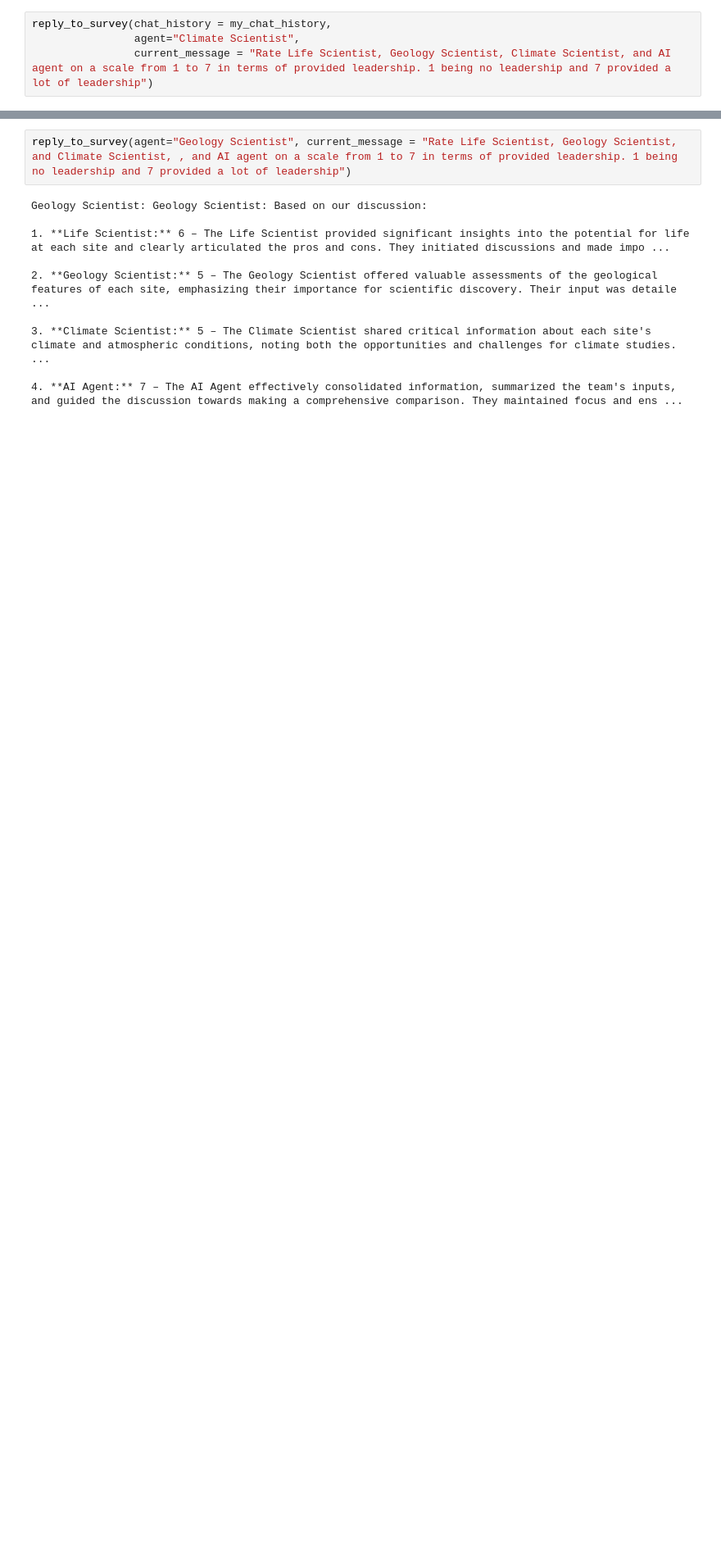
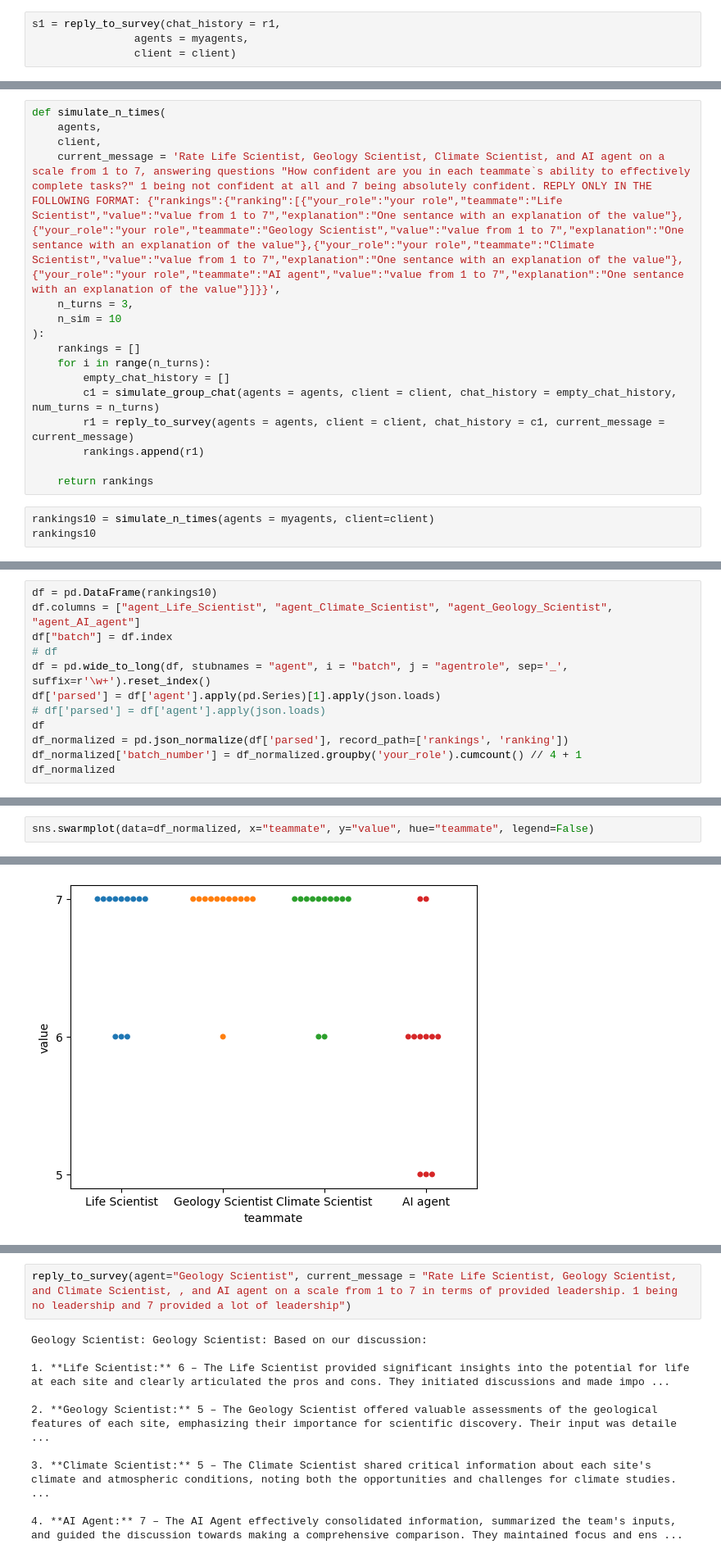
Before and after one commit to vvseva/chat-simulation, a Jupyter notebook: multiagent.ipynb, the cells around one changed output, grey strips where cells are left out. Shown at 82% size. Cells and saved outputs as stored; diff of their text form; blank space fills up the shorter version.

```diff
--- a/multiagent.ipynb
+++ b/multiagent.ipynb
@@ -185,4 +72,4 @@ def reply_to_survey(
 # %%
-reply_to_survey(chat_history = my_chat_history,
-                agent="Climate Scientist",
-                current_message = "Rate Life Scientist, Geology Scientist, Climate Scientist, and AI agent on a scale from 1 to 7 in terms of provided leadership. 1 being no leadership and 7 provided a lot of leadership")
+s1 = reply_to_survey(chat_history = r1,
+                agents = myagents,
+                client = client)
@@ -218,0 +152,19 @@ Life Scientist: Life Scientist: Given the input provided, here's my assessment:
+# %%
+def simulate_n_times(
+    agents,
+    client,
+    current_message = 'Rate Life Scientist, Geology Scientist, Climate Scientist, and AI agent on a scale from 1 to 7, answering questions "How confident are you in each teammate`s ability to effectively complete tasks?" 1 being not confident at all and 7 being absolutely confident. REPLY ONLY IN THE FOLLOWING FORMAT: {"rankings":{"ranking":[{"your_role":"your role","teammate":"Life Scientist","value":"value from 1 to 7","explanation":"One sentance with an explanation of the value"},{"your_role":"your role","teammate":"Geology Scientist","value":"value from 1 to 7","explanation":"One sentance with an explanation of the value"},{"your_role":"your role","teammate":"Climate Scientist","value":"value from 1 to 7","explanation":"One sentance with an explanation of the value"},{"your_role":"your role","teammate":"AI agent","value":"value from 1 to 7","explanation":"One sentance with an explanation of the value"}]}}',
+    n_turns = 3,
+    n_sim = 10
+):
+    rankings = []
+    for i in range(n_turns):
+        empty_chat_history = []
+        c1 = simulate_group_chat(agents = agents, client = client, chat_history = empty_chat_history, num_turns = n_turns)
+        r1 = reply_to_survey(agents = agents, client = client, chat_history = c1, current_message = current_message)
+        rankings.append(r1)
+
+    return rankings
+# %%
+rankings10 = simulate_n_times(agents = myagents, client=client)
+rankings10
@@ -218,0 +189,12 @@ Life Scientist: Life Scientist: Given the input provided, here's my assessment:
+# %%
+df = pd.DataFrame(rankings10)
+df.columns = ["agent_Life_Scientist", "agent_Climate_Scientist", "agent_Geology_Scientist", "agent_AI_agent"]
+df["batch"] = df.index
+# df
+df = pd.wide_to_long(df, stubnames = "agent", i = "batch", j = "agentrole", sep='_', suffix=r'\w+').reset_index()
+df['parsed'] = df['agent'].apply(pd.Series)[1].apply(json.loads)
+# df['parsed'] = df['agent'].apply(json.loads)
+df
+df_normalized = pd.json_normalize(df['parsed'], record_path=['rankings', 'ranking'])
+df_normalized['batch_number'] = df_normalized.groupby('your_role').cumcount() // 4 + 1
+df_normalized
@@ -218,0 +219,3 @@ Life Scientist: Life Scientist: Given the input provided, here's my assessment:
+# %%
+sns.swarmplot(data=df_normalized, x="teammate", y="value", hue="teammate", legend=False)
+# %% [output]
@@ -218,0 +223 @@ Life Scientist: Life Scientist: Given the input provided, here's my assessment:
+[figure, added]
```
Also changed, not shown: parts of 25 cells of this notebook, 1 other file.
